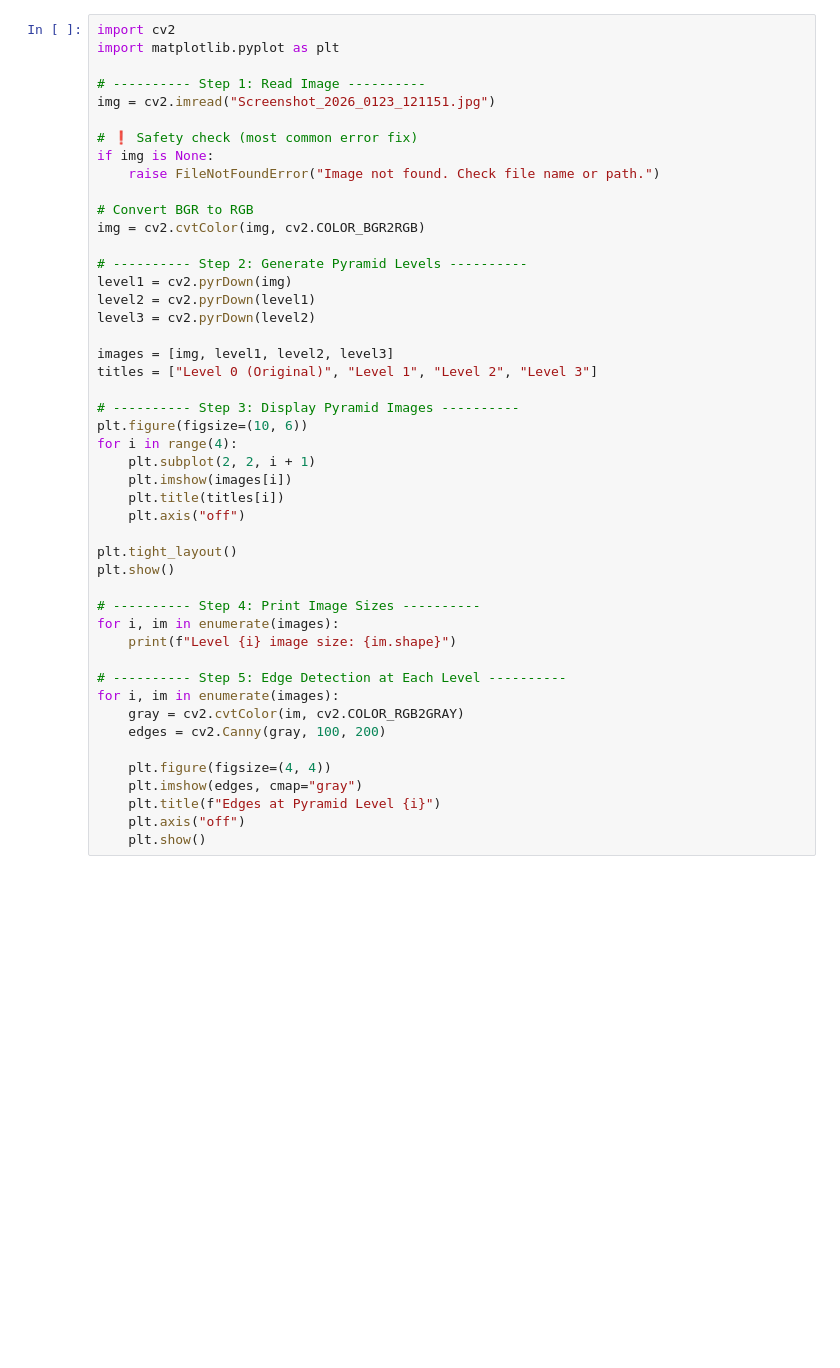
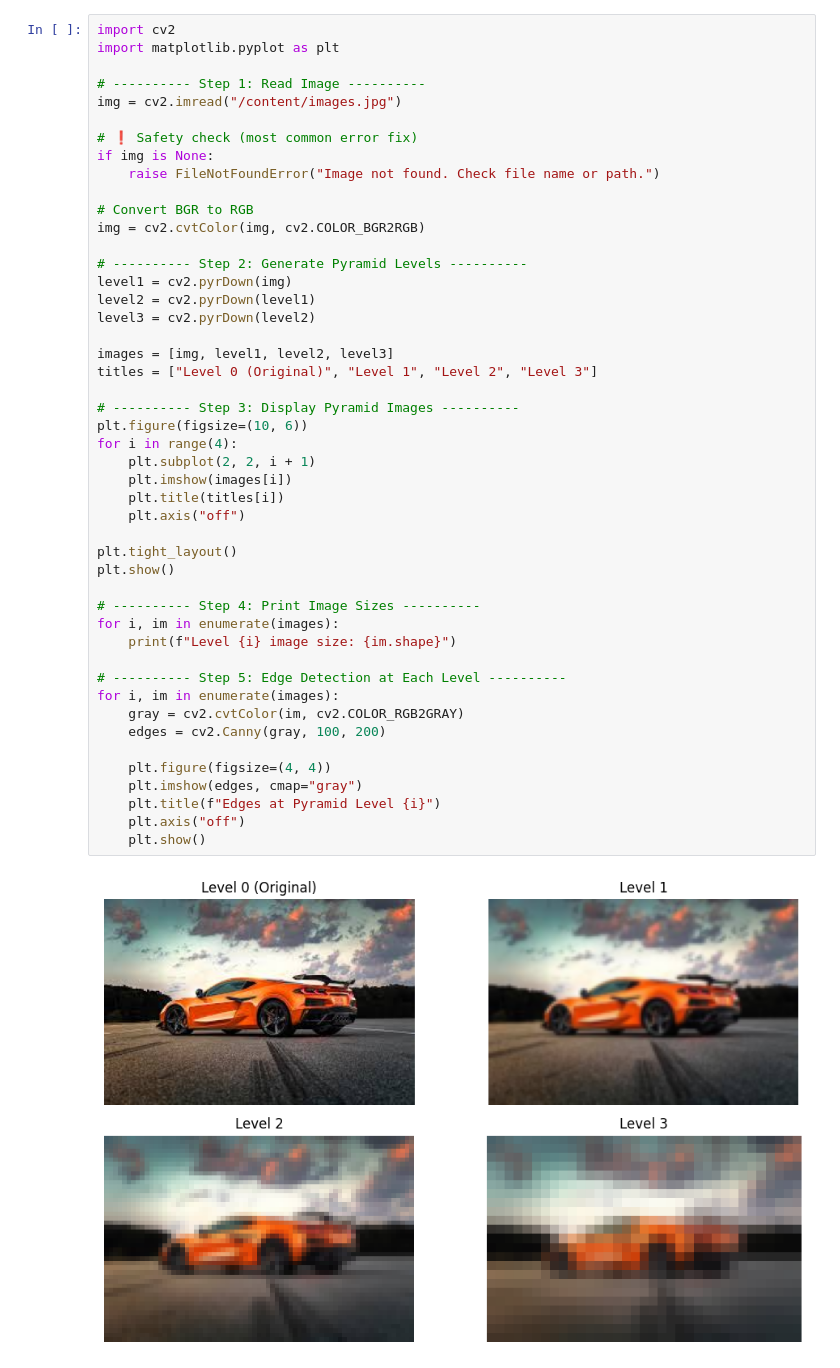
Before and after one commit to Yeswanth0426/computervision_, a Jupyter notebook: imagepy.ipynb, the cells around one changed output. Saved outputs shown, nothing was run; the diff lists cells and outputs as text; blank space fills up the shorter version.

```diff
--- a/imagepy.ipynb
+++ b/imagepy.ipynb
@@ -5,7 +5,7 @@ import cv2
 import matplotlib.pyplot as plt
 
 # ---------- Step 1: Read Image ----------
-img = cv2.imread("Screenshot_2026_0123_121151.jpg")
+img = cv2.imread("/content/images.jpg")
 
 # ❗ Safety check (most common error fix)
 if img is None:
@@ -20,30 +20,32 @@ level2 = cv2.pyrDown(level1)
 level3 = cv2.pyrDown(level2)
 
 images = [img, level1, level2, level3]
 titles = ["Level 0 (Original)", "Level 1", "Level 2", "Level 3"]
 
 # ---------- Step 3: Display Pyramid Images ----------
 plt.figure(figsize=(10, 6))
 for i in range(4):
     plt.subplot(2, 2, i + 1)
     plt.imshow(images[i])
     plt.title(titles[i])
     plt.axis("off")
 
 plt.tight_layout()
 plt.show()
 
 # ---------- Step 4: Print Image Sizes ----------
 for i, im in enumerate(images):
     print(f"Level {i} image size: {im.shape}")
 
 # ---------- Step 5: Edge Detection at Each Level ----------
 for i, im in enumerate(images):
     gray = cv2.cvtColor(im, cv2.COLOR_RGB2GRAY)
     edges = cv2.Canny(gray, 100, 200)
 
     plt.figure(figsize=(4, 4))
     plt.imshow(edges, cmap="gray")
     plt.title(f"Edges at Pyramid Level {i}")
     plt.axis("off")
     plt.show()
+# %% [output]
+[figure, added]
```
Also changed, not shown: parts of 1 cell of this notebook.
